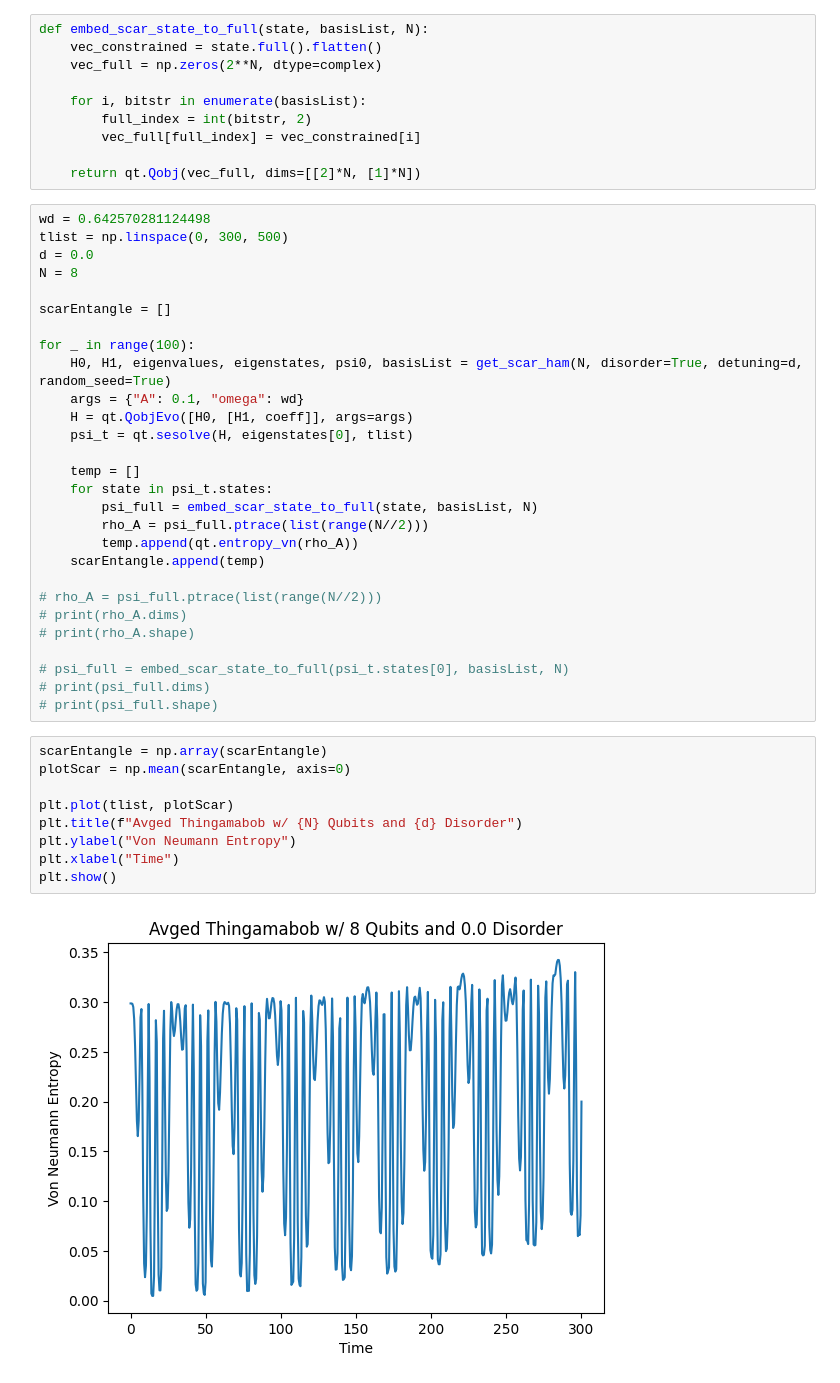
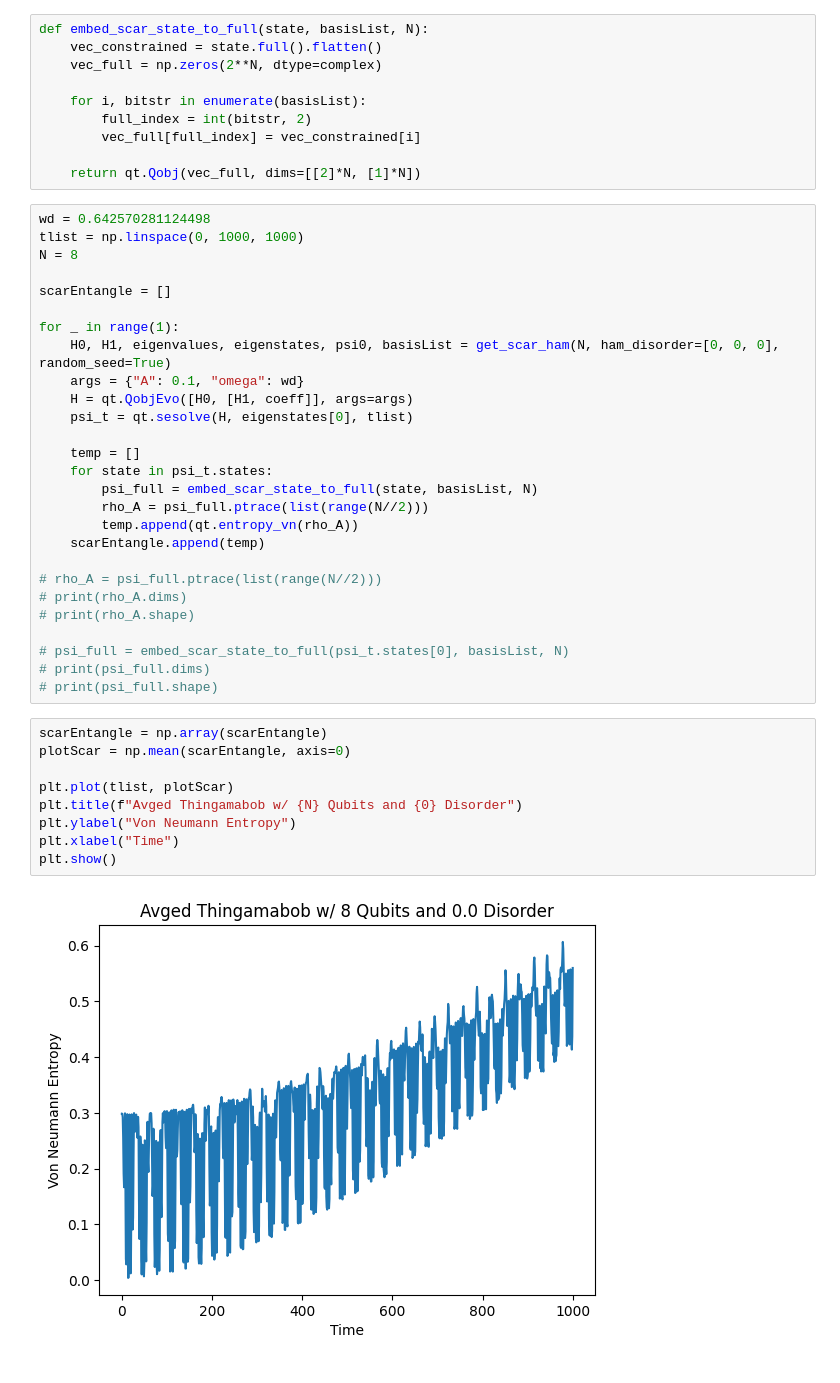
Before and after one commit to Idden/Quantum-Internship, a Jupyter notebook: Quantum_Batteries_Scars/disorder_tests/test4.ipynb, the cells around one changed output. Drawn from its saved outputs; the diff is of its cells as text.

```diff
--- a/Quantum_Batteries_Scars/disorder_tests/test4.ipynb
+++ b/Quantum_Batteries_Scars/disorder_tests/test4.ipynb
@@ -21,14 +21,13 @@ def embed_scar_state_to_full(state, basisList, N):
     return qt.Qobj(vec_full, dims=[[2]*N, [1]*N])
 # %%
 wd = 0.642570281124498
-tlist = np.linspace(0, 300, 500)
-d = 0.0
+tlist = np.linspace(0, 1000, 1000)
 N = 8
 
 scarEntangle = []
 
-for _ in range(100):
-    H0, H1, eigenvalues, eigenstates, psi0, basisList = get_scar_ham(N, disorder=True, detuning=d, random_seed=True)
+for _ in range(1):
+    H0, H1, eigenvalues, eigenstates, psi0, basisList = get_scar_ham(N, ham_disorder=[0, 0, 0], random_seed=True)
     args = {"A": 0.1, "omega": wd}
     H = qt.QobjEvo([H0, [H1, coeff]], args=args)
     psi_t = qt.sesolve(H, eigenstates[0], tlist)
@@ -50,11 +49,11 @@ for _ in range(100):
 # %%
 scarEntangle = np.array(scarEntangle)
 plotScar = np.mean(scarEntangle, axis=0)
 
 plt.plot(tlist, plotScar)
-plt.title(f"Avged Thingamabob w/ {N} Qubits and {d} Disorder")
+plt.title(f"Avged Thingamabob w/ {N} Qubits and {0} Disorder")
 plt.ylabel("Von Neumann Entropy")
 plt.xlabel("Time")
 plt.show()
 # %% [output]
-[figure, old version]
+[figure, new version]
```
Also changed, not shown: 4 other files.
